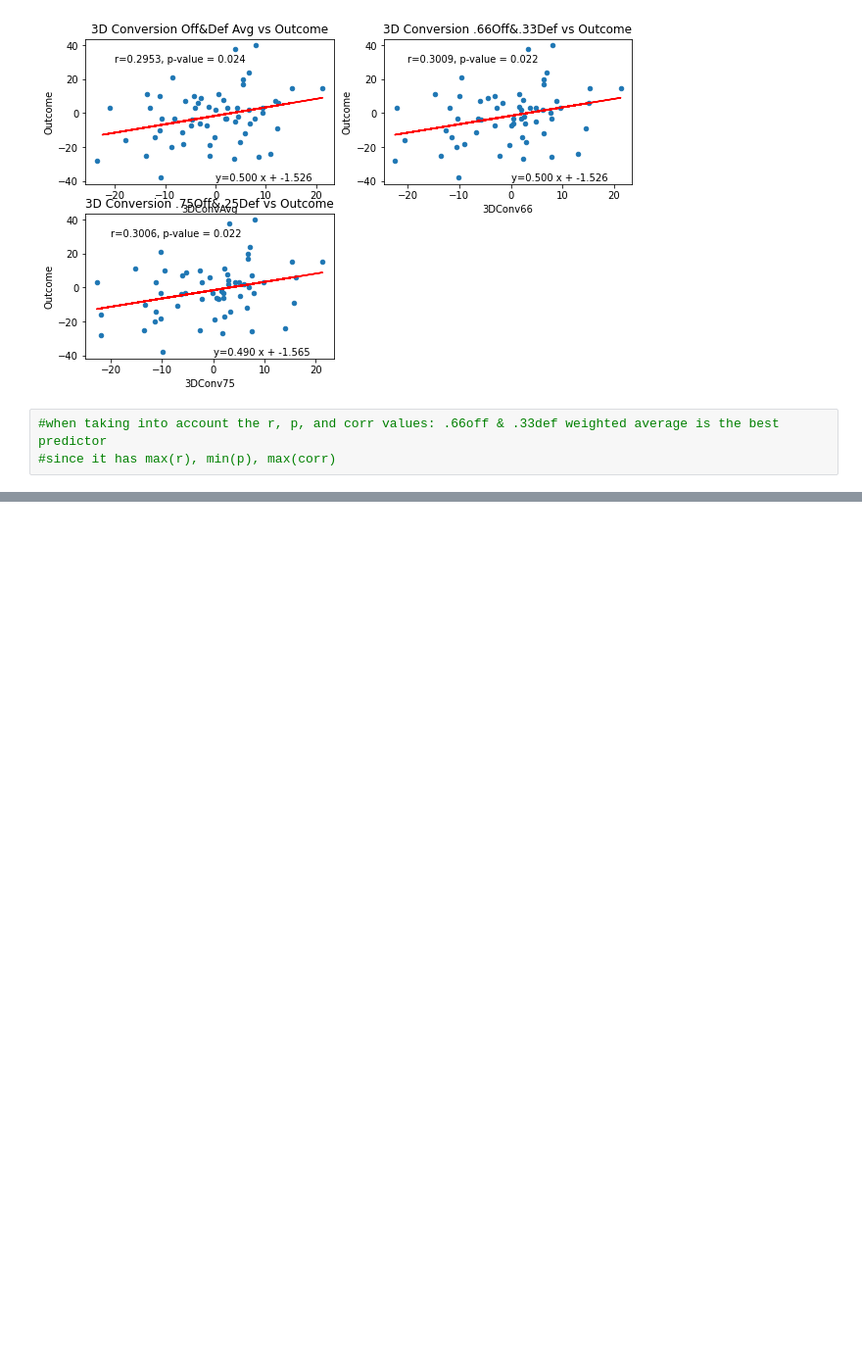
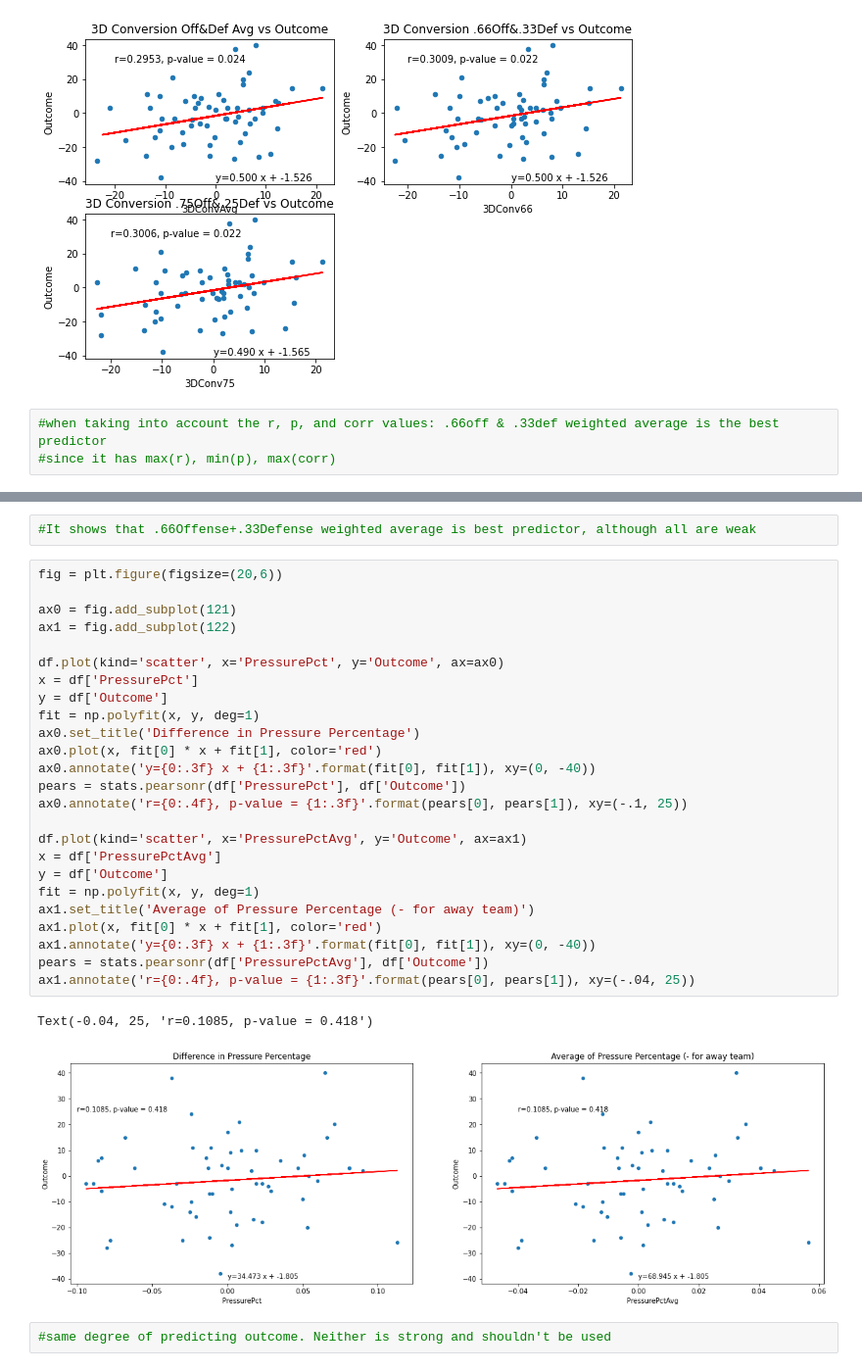
Before and after one commit to kclark7/NFLModel, a Jupyter notebook: TestVarCorr.ipynb, the cells around one changed output, grey strips where cells are left out. Shown: that part at 98% size. Cells and saved outputs as stored; diff of their text form; blank space fills up the shorter version.

```diff
--- a/TestVarCorr.ipynb
+++ b/TestVarCorr.ipynb
@@ -109,0 +174,32 @@ plt.show
+# %%
+#It shows that .66Offense+.33Defense weighted average is best predictor, although all are weak
+# %%
+fig = plt.figure(figsize=(20,6))
+
+ax0 = fig.add_subplot(121)
+ax1 = fig.add_subplot(122)
+
+df.plot(kind='scatter', x='PressurePct', y='Outcome', ax=ax0)
+x = df['PressurePct']
+y = df['Outcome']
+fit = np.polyfit(x, y, deg=1)
+ax0.set_title('Difference in Pressure Percentage')
+ax0.plot(x, fit[0] * x + fit[1], color='red')
+ax0.annotate('y={0:.3f} x + {1:.3f}'.format(fit[0], fit[1]), xy=(0, -40))
+pears = stats.pearsonr(df['PressurePct'], df['Outcome'])
+ax0.annotate('r={0:.4f}, p-value = {1:.3f}'.format(pears[0], pears[1]), xy=(-.1, 25))
+
+df.plot(kind='scatter', x='PressurePctAvg', y='Outcome', ax=ax1)
+x = df['PressurePctAvg']
+y = df['Outcome']
+fit = np.polyfit(x, y, deg=1)
+ax1.set_title('Average of Pressure Percentage (- for away team)')
+ax1.plot(x, fit[0] * x + fit[1], color='red')
+ax1.annotate('y={0:.3f} x + {1:.3f}'.format(fit[0], fit[1]), xy=(0, -40))
+pears = stats.pearsonr(df['PressurePctAvg'], df['Outcome'])
+ax1.annotate('r={0:.4f}, p-value = {1:.3f}'.format(pears[0], pears[1]), xy=(-.04, 25))
+# %% [output]
+Text(-0.04, 25, 'r=0.1085, p-value = 0.418')
+[figure, added]
+# %%
+#same degree of predicting outcome. Neither is strong and shouldn't be used
```
Also changed, not shown: parts of 11 cells of this notebook, 3 other files.
